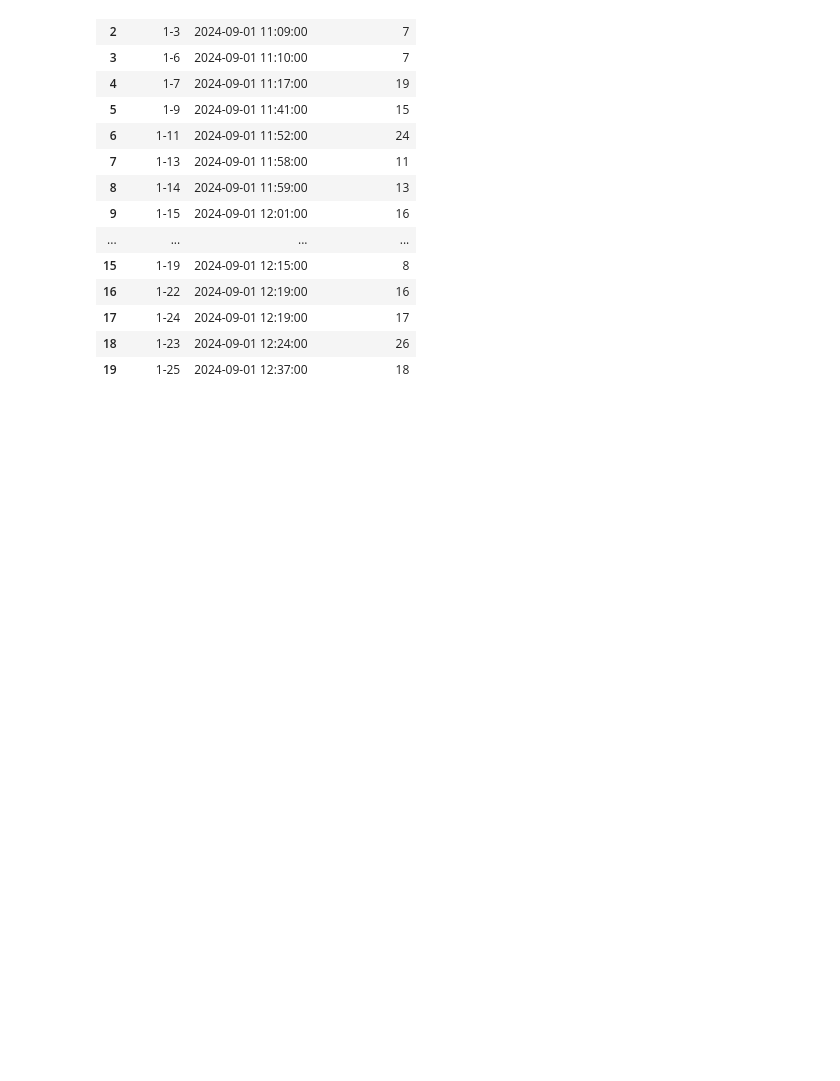
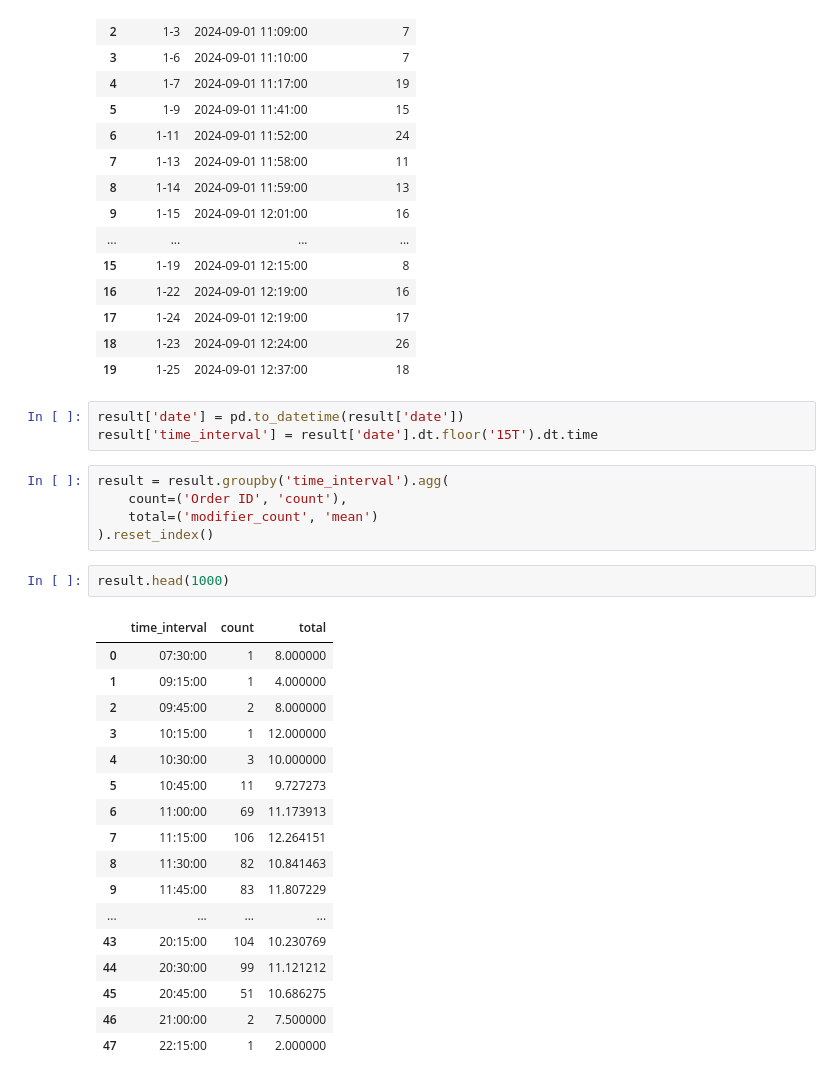
Before and after one commit to vishal-subramanyam/tamu-datathon-2024, a Jupyter notebook: Untitled.ipynb, the cells around one changed output. Saved outputs shown, nothing was run; the diff lists cells and outputs as text; blank space fills up the shorter version.

```diff
--- a/Untitled.ipynb
+++ b/Untitled.ipynb
@@ -81,3 +84,31 @@ result.head(20)
 | 17 | 1-24 | 2024-09-01 12:19:00 | 17 |
 | 18 | 1-23 | 2024-09-01 12:24:00 | 26 |
 | 19 | 1-25 | 2024-09-01 12:37:00 | 18 |
+# %%
+result['date'] = pd.to_datetime(result['date'])
+result['time_interval'] = result['date'].dt.floor('15T').dt.time
+# %%
+result = result.groupby('time_interval').agg(
+    count=('Order ID', 'count'),
+    total=('modifier_count', 'mean')
+).reset_index()
+# %%
+result.head(1000)
+# %% [output]
+|  | time_interval | count | total |
+| 0 | 07:30:00 | 1 | 8.000000 |
+| 1 | 09:15:00 | 1 | 4.000000 |
+| 2 | 09:45:00 | 2 | 8.000000 |
+| 3 | 10:15:00 | 1 | 12.000000 |
+| 4 | 10:30:00 | 3 | 10.000000 |
+| 5 | 10:45:00 | 11 | 9.727273 |
+| 6 | 11:00:00 | 69 | 11.173913 |
+| 7 | 11:15:00 | 106 | 12.264151 |
+| 8 | 11:30:00 | 82 | 10.841463 |
+| 9 | 11:45:00 | 83 | 11.807229 |
+| ... | ... | ... | ... |
+| 43 | 20:15:00 | 104 | 10.230769 |
+| 44 | 20:30:00 | 99 | 11.121212 |
+| 45 | 20:45:00 | 51 | 10.686275 |
+| 46 | 21:00:00 | 2 | 7.500000 |
+| 47 | 22:15:00 | 1 | 2.000000 |
```
Also changed, not shown: parts of 4 cells of this notebook.
